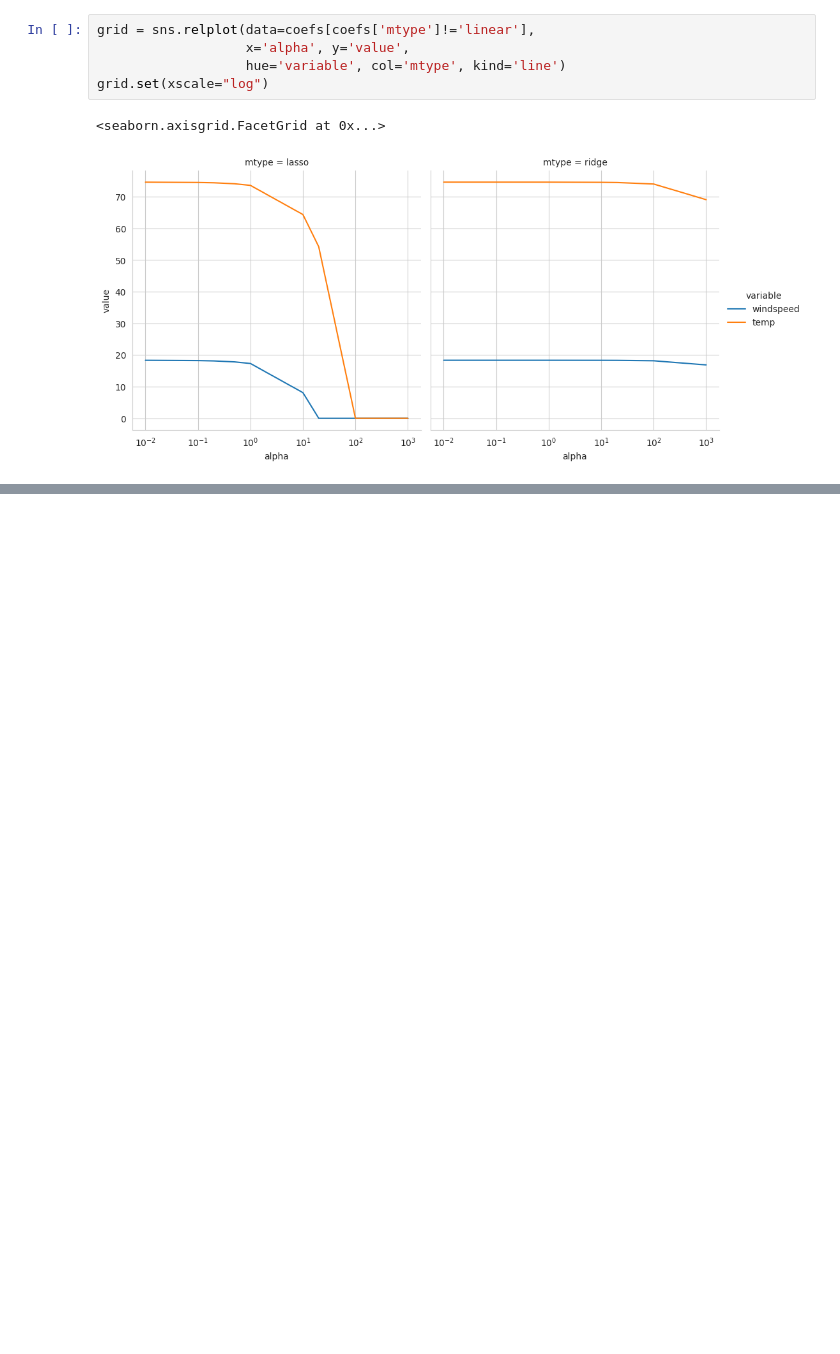
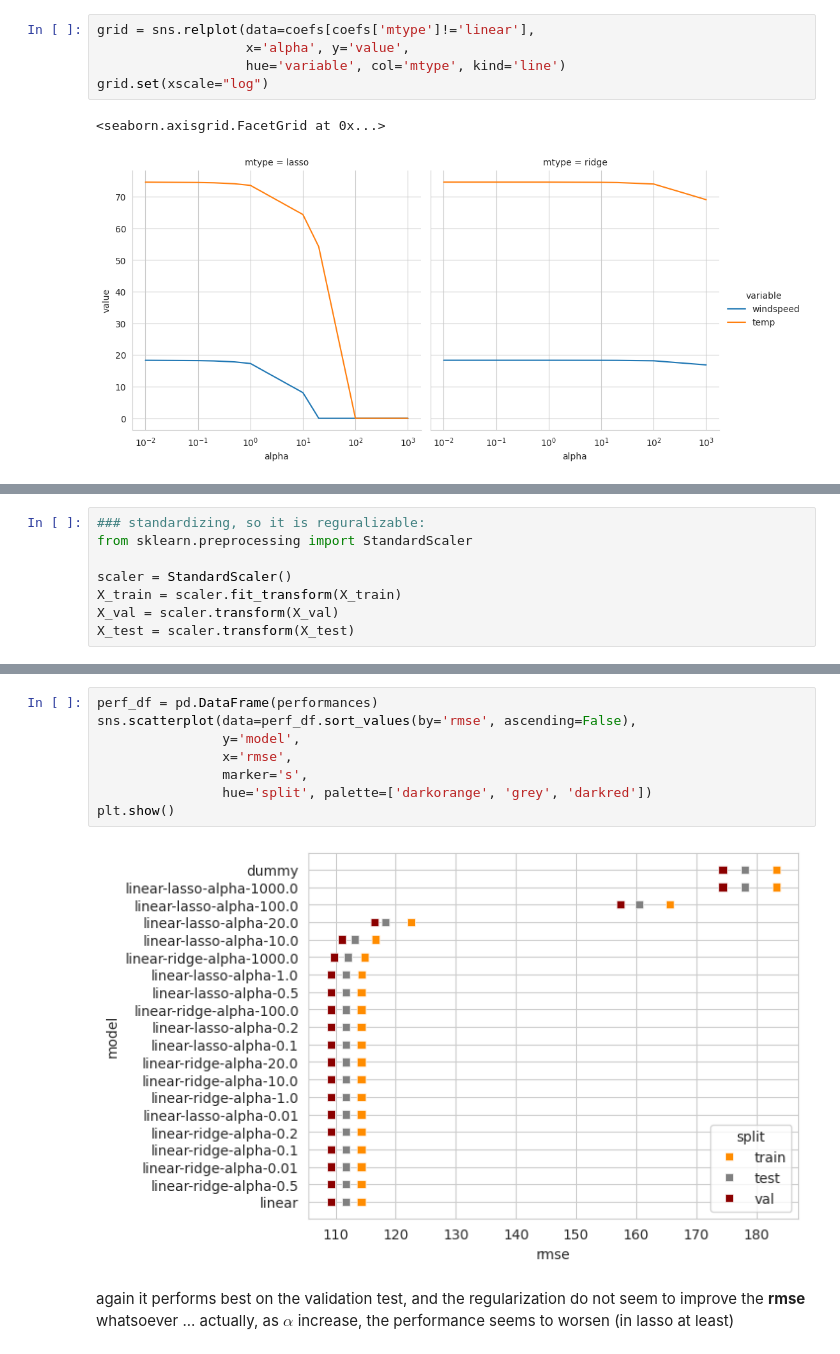
Before and after one commit to laurawpaaby/DataSci-AU-24, a Jupyter notebook: nbs/class_03/exercise_ANSWER.ipynb, the cells around one changed output, grey strips where cells are left out. Cells and saved outputs as stored; diff of their text form; blank space fills up the shorter version.

```diff
--- a/nbs/class_03/exercise_ANSWER.ipynb
+++ b/nbs/class_03/exercise_ANSWER.ipynb
@@ -248,0 +288,8 @@ grid.set(xscale="log")
+# %%
+### standardizing, so it is reguralizable:
+from sklearn.preprocessing import StandardScaler
+
+scaler = StandardScaler()
+X_train = scaler.fit_transform(X_train)
+X_val = scaler.transform(X_val)
+X_test = scaler.transform(X_test)
@@ -248,0 +374,12 @@ grid.set(xscale="log")
+# %%
+perf_df = pd.DataFrame(performances)
+sns.scatterplot(data=perf_df.sort_values(by='rmse', ascending=False),
+                y='model',
+                x='rmse',
+                marker='s',
+                hue='split', palette=['darkorange', 'grey', 'darkred'])
+plt.show()
+# %% [output]
+[figure, added]
+# %% [markdown]
+again it performs best on the validation test, and the regularization do not seem to improve the **rmse** whatsoever ... actually, as $\alpha$ increase, the performance seems to worsen (in lasso at least)
```
Also changed, not shown: parts of 19 cells of this notebook.
